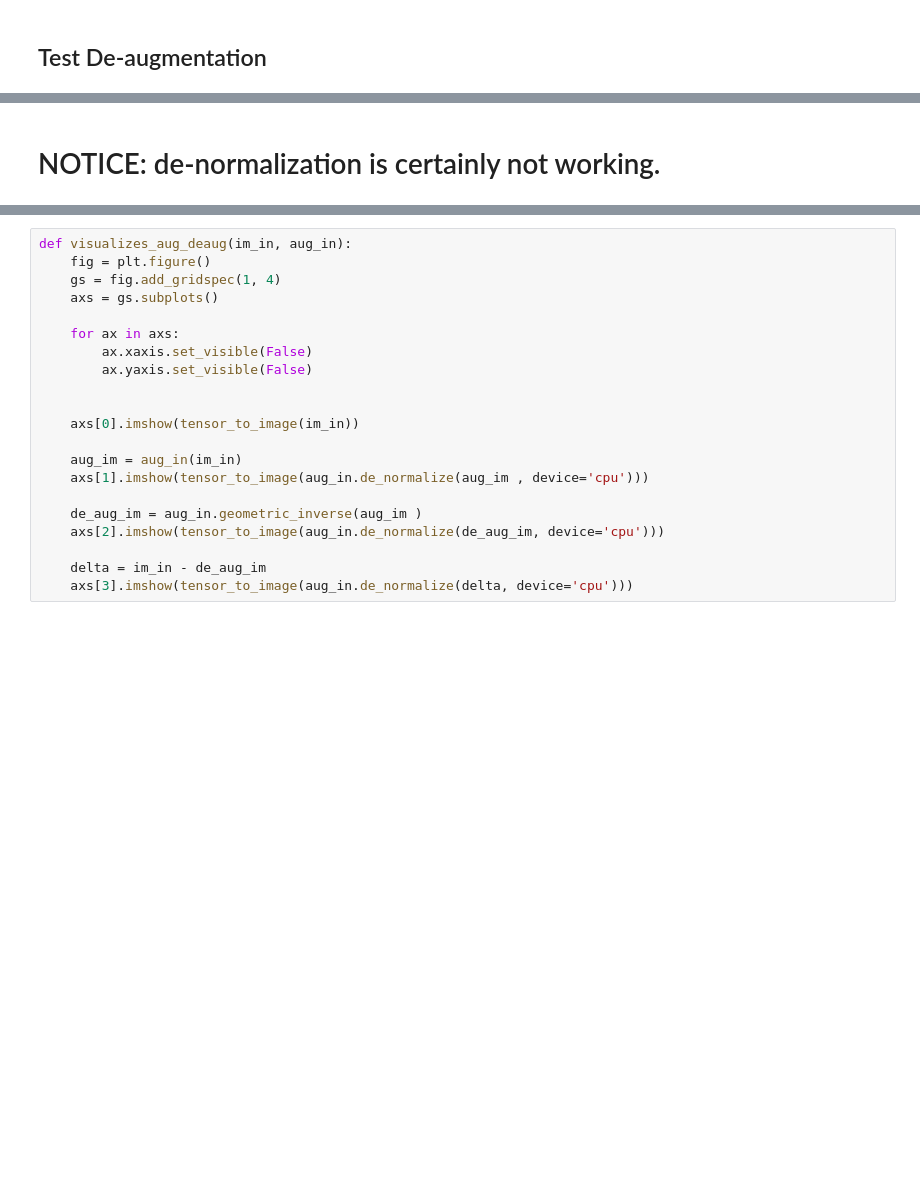
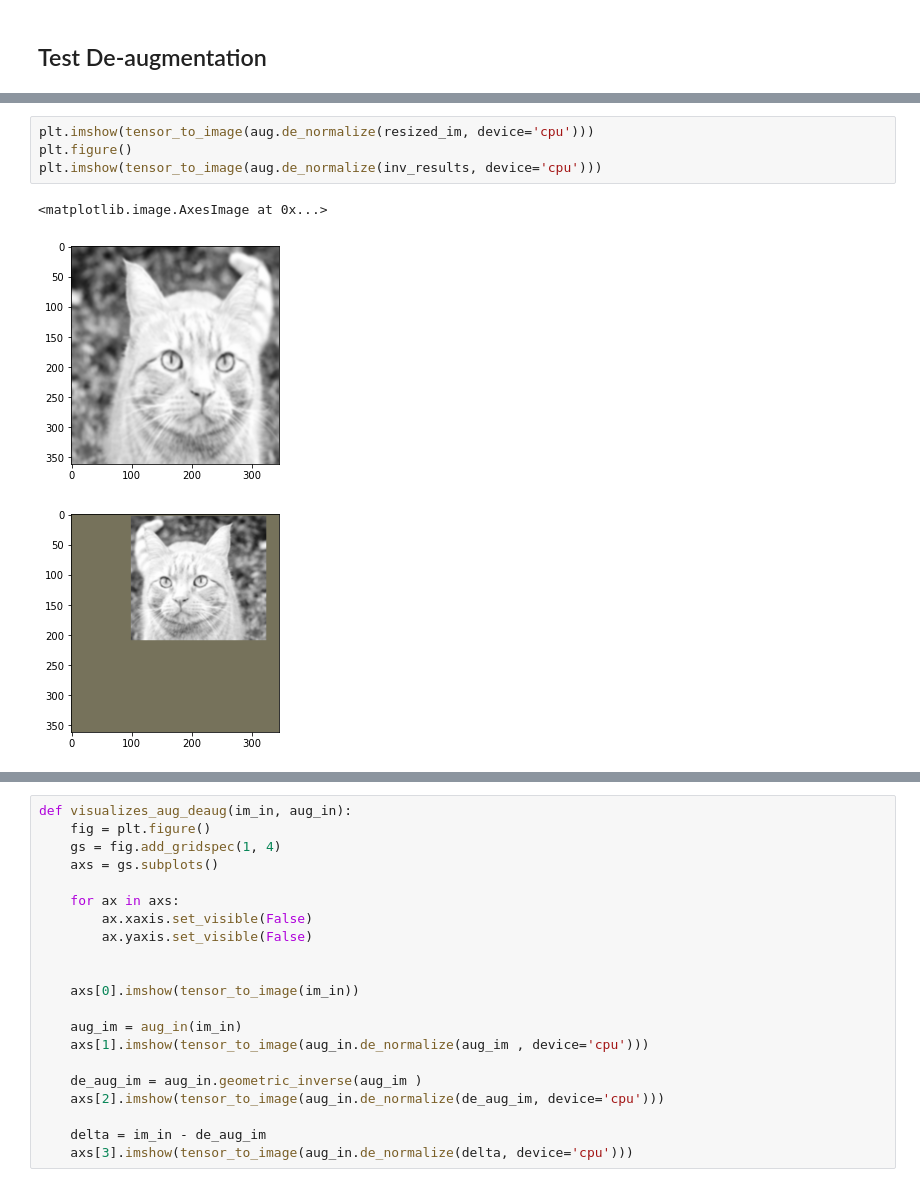
Before and after one commit to baldeeb/ContrastiveLearningOfDenseDescriptor, a Jupyter notebook: notebooks/augmentation_sandbox.ipynb, the cells around one changed output, grey strips where cells are left out. Cells and saved outputs as stored; diff of their text form; blank space fills up the shorter version.

```diff
--- a/notebooks/augmentation_sandbox.ipynb
+++ b/notebooks/augmentation_sandbox.ipynb
@@ -189,5 +213,11 @@ Clipping input data to the valid range for imshow with RGB data ([0..1] for floa
-# %% [markdown]
-# NOTICE: de-normalization is certainly not working.
+# %%
+plt.imshow(tensor_to_image(aug.de_normalize(resized_im, device='cpu')))
+plt.figure()
+plt.imshow(tensor_to_image(aug.de_normalize(inv_results, device='cpu')))
+# %% [output]
+<matplotlib.image.AxesImage at 0x...>
+[figure, added]
+[figure, added]
 # %%
 import torch
 m1, m2 = torch.randint(0, 10, (2,4)), torch.randint(0, 10, (2,4))
```
Also changed, not shown: parts of 12 cells of this notebook, 26 other files.
